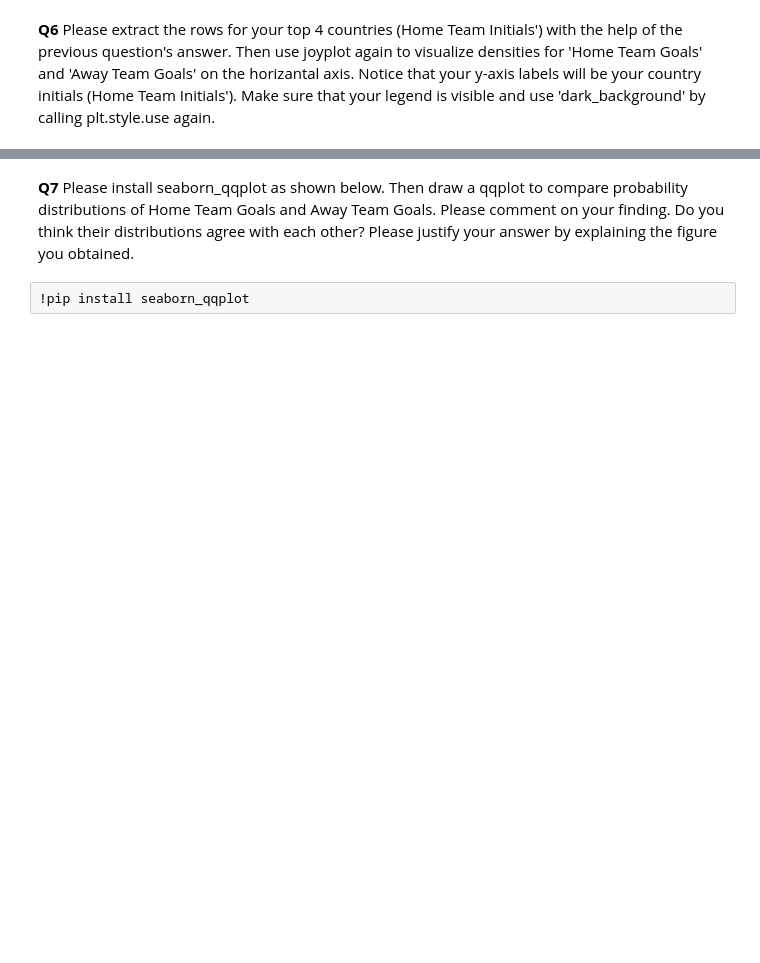
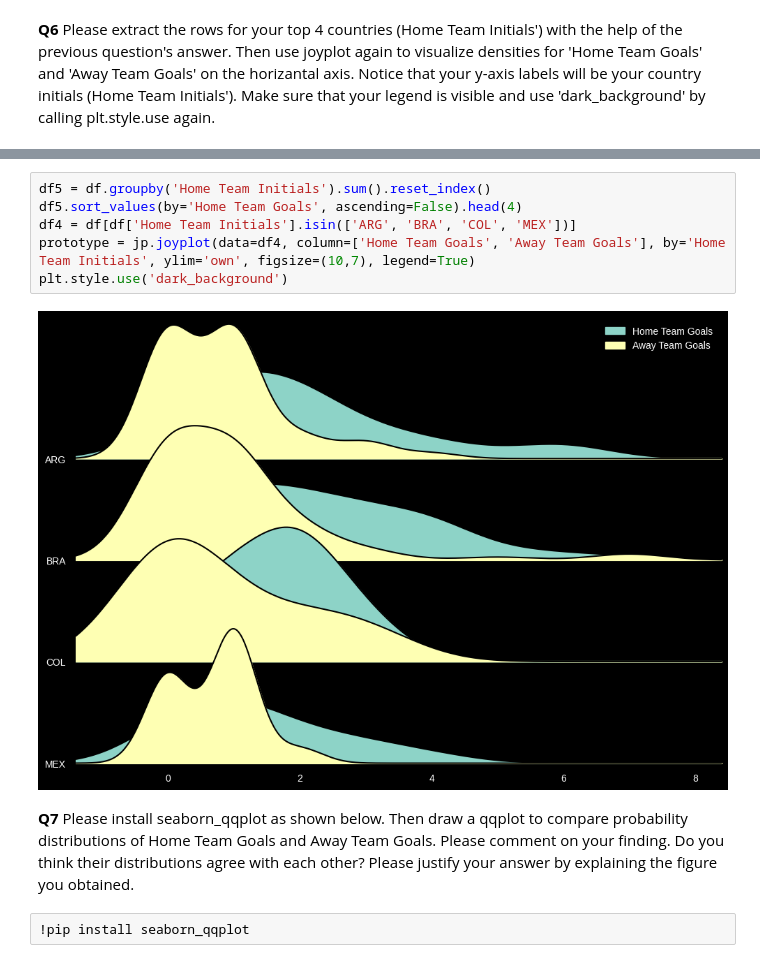
Before and after one commit to ashleydangelo/CSC-302, a Jupyter notebook: Copy_of_HW3.ipynb, the cells around one changed output, grey strips where cells are left out. Drawn from its saved outputs; the diff is of its cells as text; blank space fills up the shorter version.

```diff
--- a/Copy_of_HW3.ipynb
+++ b/Copy_of_HW3.ipynb
@@ -114,3 +107,11 @@ fig, axes = jp.joyplot(df[df['Home Team Initials'].isin(df3['Home Team Initials'
+# %%
+df5 = df.groupby('Home Team Initials').sum().reset_index()
+df5.sort_values(by='Home Team Goals', ascending=False).head(4)
+df4 = df[df['Home Team Initials'].isin(['ARG', 'BRA', 'COL', 'MEX'])]
+prototype = jp.joyplot(data=df4, column=['Home Team Goals', 'Away Team Goals'], by='Home Team Initials', ylim='own', figsize=(10,7), legend=True)
+plt.style.use('dark_background')
+# %% [output]
+[figure, added]
 # %% [markdown]
 **Q7** Please install seaborn_qqplot as shown below. Then draw a qqplot to compare probability distributions of Home Team Goals and Away Team Goals. Please comment on your finding. Do you think their distributions agree with each other? Please justify your answer by explaining the figure you obtained.
 # %%
```
Also changed, not shown: parts of 17 cells of this notebook.
